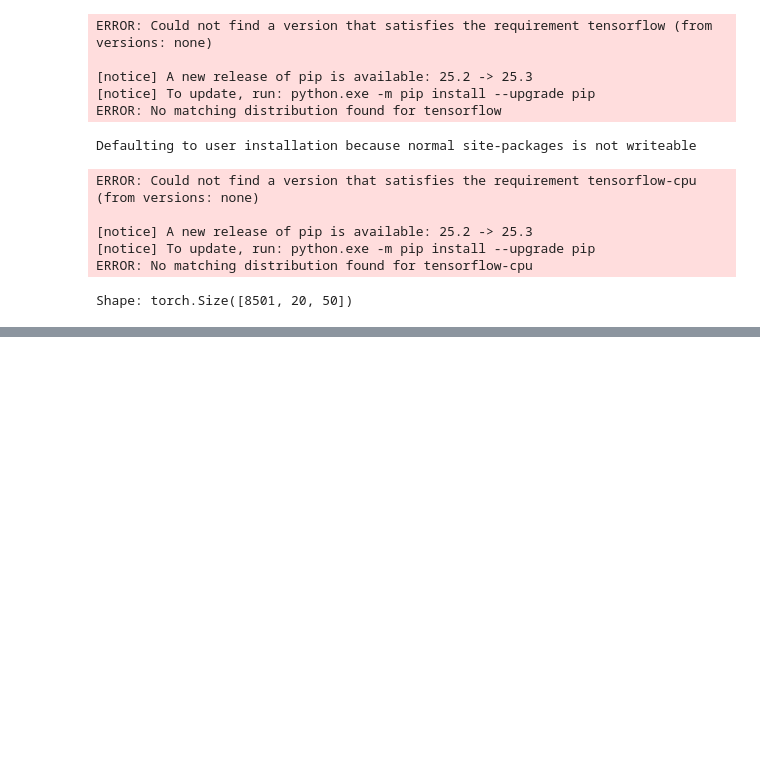
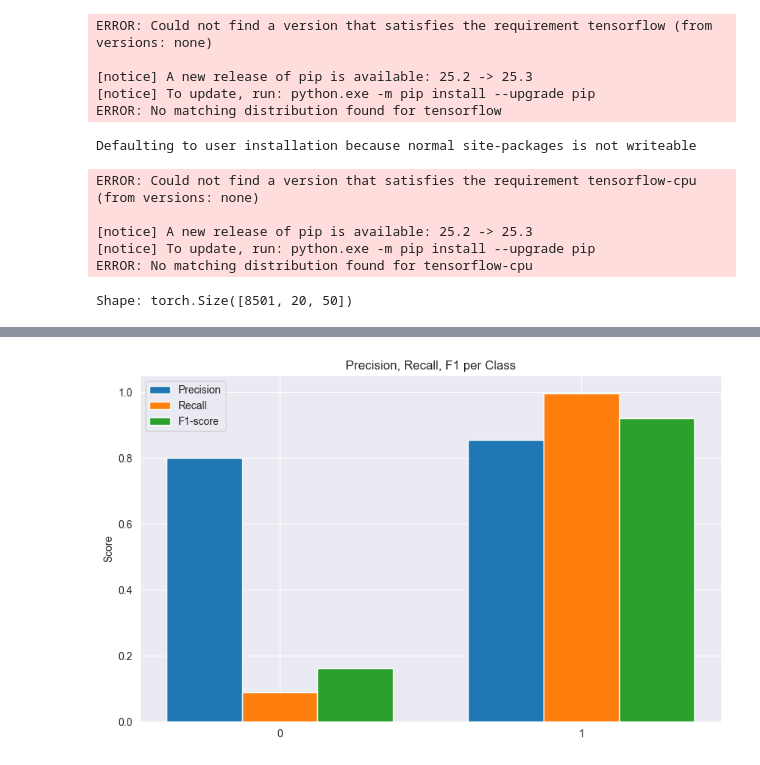
Before and after one commit to habibaalam/Bangla-Fake-News-Detection, a Jupyter notebook: notebook/load_data.ipynb, the cells around one changed output, grey strips where cells are left out. Cells and saved outputs as stored; diff of their text form; code cells hidden in the pictures; blank space fills up the shorter version.

```diff
--- a/notebook/load_data.ipynb
+++ b/notebook/load_data.ipynb
@@ -1219,0 +1232,19 @@ Shape: torch.Size([8501, 20, 50])
+# %%
+from torch.utils.data import Dataset, DataLoader
+
+class BanglaFakeNewsDataset(Dataset):
+    def __init__(self, X, y):
+        self.X = X
+        self.y = y
+
+    def __len__(self):
+        return len(self.X)
+
+    def __getitem__(self, idx):
+        return self.X[idx], self.y[idx]
+
+train_dataset = BanglaFakeNewsDataset(X_train, y_train)
+test_dataset = BanglaFakeNewsDataset(X_test, y_test)
+
+train_loader = DataLoader(train_dataset, batch_size=16, shuffle=True)
+test_loader = DataLoader(test_dataset, batch_size=16)
@@ -1219,0 +1378,27 @@ Shape: torch.Size([8501, 20, 50])
+# %%
+from sklearn.metrics import precision_recall_fscore_support
+import matplotlib.pyplot as plt
+import numpy as np
+
+# Compute metrics
+precision, recall, f1, _ = precision_recall_fscore_support(all_labels, all_preds)
+
+# Define class labels
+classes = sorted(list(set(all_labels)))  # or use actual class names like ['cat','dog','mouse']
+
+x = np.arange(len(classes))  # label positions
+width = 0.25  # width of bars
+
+plt.figure(figsize=(10,6))
+plt.bar(x - width, precision, width, label='Precision')
+plt.bar(x, recall, width, label='Recall')
+plt.bar(x + width, f1, width, label='F1-score')
+
+plt.xticks(x, classes)
+plt.ylim(0,1.05)
+plt.ylabel('Score')
+plt.title('Precision, Recall, F1 per Class')
+plt.legend()
+plt.show()
+# %% [output]
+[figure, added]
```
Also changed, not shown: parts of 4 cells of this notebook.
